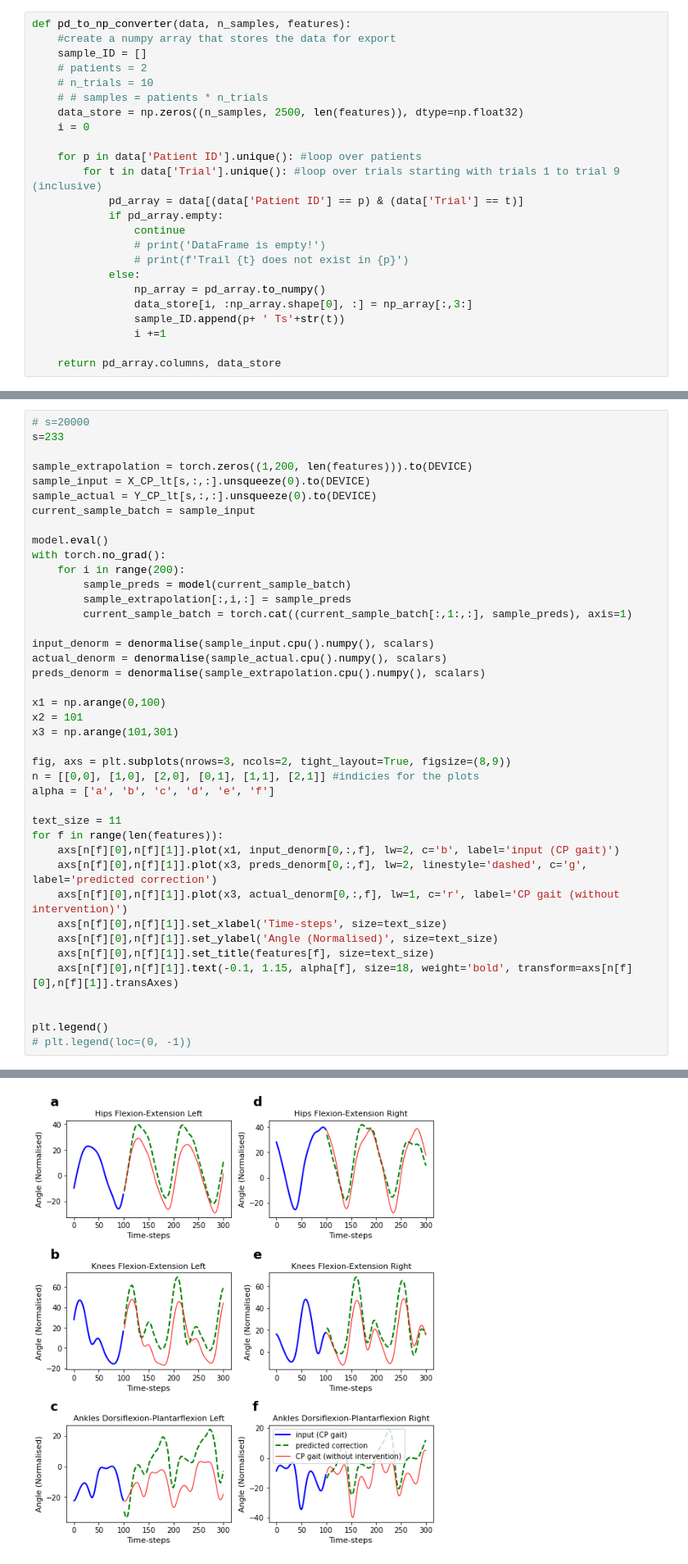
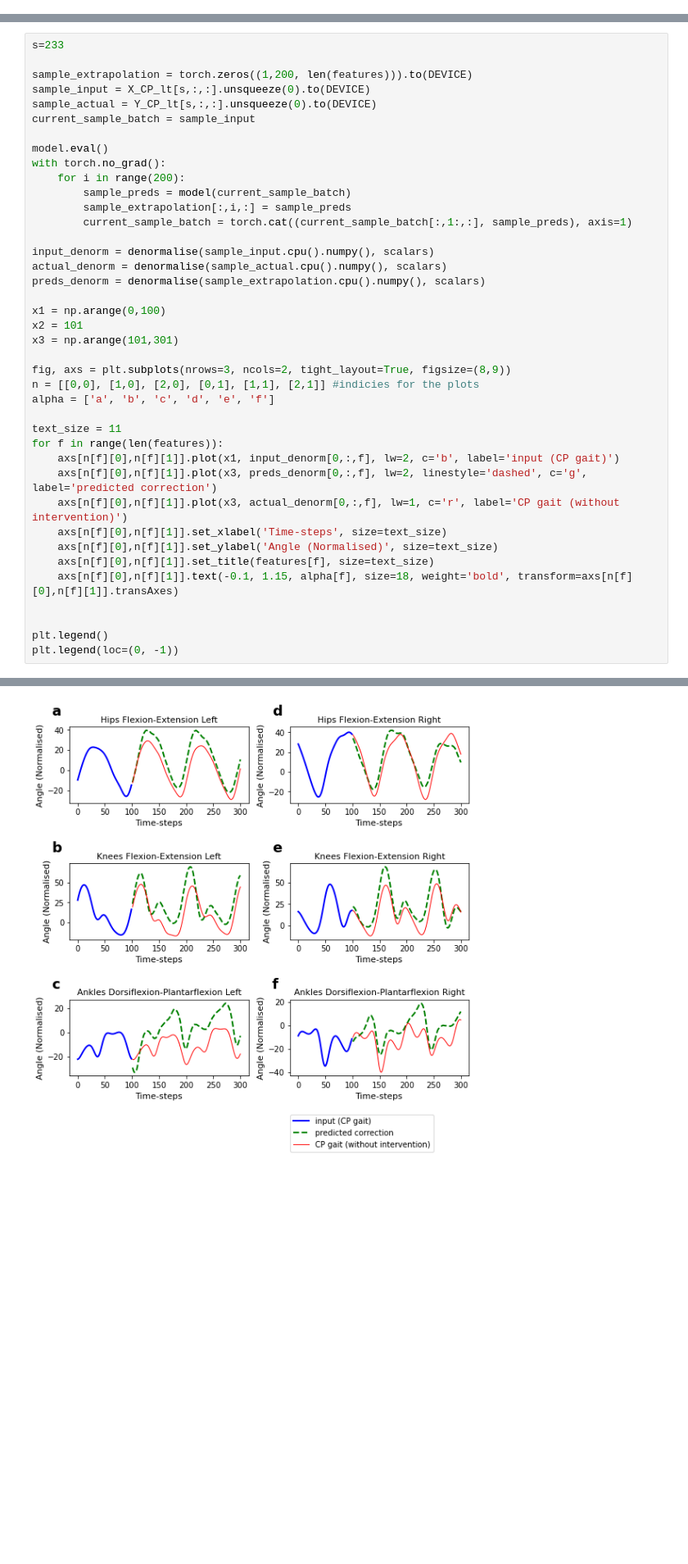
Before and after one commit to rkolaghassi/CP-gait-prediction, a Jupyter notebook: Evaluation.ipynb, the cells around one changed output, grey strips where cells are left out. Shown: that part at 82% size. Cells and saved outputs as stored; diff of their text form; blank space fills up the shorter version.

```diff
--- a/Evaluation.ipynb
+++ b/Evaluation.ipynb
@@ -179,30 +177,6 @@ Number of test samples: 9
 Number of CP samples: 22
 # %%
 m = all_data['Patient ID'].unique()
-# %%
-def pd_to_np_converter(data, n_samples, features):
-    #create a numpy array that stores the data for export
-    sample_ID = []
-    # patients = 2
-    # n_trials = 10
-    # # samples = patients * n_trials
-    data_store = np.zeros((n_samples, 2500, len(features)), dtype=np.float32)
-    i = 0
-
-    for p in data['Patient ID'].unique(): #loop over patients
-        for t in data['Trial'].unique(): #loop over trials starting with trials 1 to trial 9 (inclusive)
-            pd_array = data[(data['Patient ID'] == p) & (data['Trial'] == t)]
-            if pd_array.empty:
-                continue
-                # print('DataFrame is empty!')
-                # print(f'Trail {t} does not exist in {p}')
-            else:
-                np_array = pd_array.to_numpy()
-                data_store[i, :np_array.shape[0], :] = np_array[:,3:]
-                sample_ID.append(p+ ' Ts'+str(t))
-                i +=1
-
-    return pd_array.columns, data_store
 # %%
 train_columns, train_data_np = pd_to_np_converter(train_data, train_samples, features)
 val_columns, val_data_np = pd_to_np_converter(val_data, val_samples, features)
@@ -1983,7 +1683,6 @@ plt.legend(loc='lower left', bbox_to_anchor=(0.2, -0.8))
 # %% [markdown]
 ### Correcting CP Gait
 # %%
-# s=20000
 s=233
 
 sample_extrapolation = torch.zeros((1,200, len(features))).to(DEVICE)
@@ -1997,35 +1696,35 @@ with torch.no_grad():
         sample_preds = model(current_sample_batch)
         sample_extrapolation[:,i,:] = sample_preds
         current_sample_batch = torch.cat((current_sample_batch[:,1:,:], sample_preds), axis=1)
 
 input_denorm = denormalise(sample_input.cpu().numpy(), scalars)
 actual_denorm = denormalise(sample_actual.cpu().numpy(), scalars)
 preds_denorm = denormalise(sample_extrapolation.cpu().numpy(), scalars)
 
 x1 = np.arange(0,100)
 x2 = 101
 x3 = np.arange(101,301)
 
 fig, axs = plt.subplots(nrows=3, ncols=2, tight_layout=True, figsize=(8,9))
 n = [[0,0], [1,0], [2,0], [0,1], [1,1], [2,1]] #indicies for the plots
 alpha = ['a', 'b', 'c', 'd', 'e', 'f']
 
 text_size = 11
 for f in range(len(features)):
     axs[n[f][0],n[f][1]].plot(x1, input_denorm[0,:,f], lw=2, c='b', label='input (CP gait)')
     axs[n[f][0],n[f][1]].plot(x3, preds_denorm[0,:,f], lw=2, linestyle='dashed', c='g', label='predicted correction')
     axs[n[f][0],n[f][1]].plot(x3, actual_denorm[0,:,f], lw=1, c='r', label='CP gait (without intervention)')
     axs[n[f][0],n[f][1]].set_xlabel('Time-steps', size=text_size)
     axs[n[f][0],n[f][1]].set_ylabel('Angle (Normalised)', size=text_size)
     axs[n[f][0],n[f][1]].set_title(features[f], size=text_size)
     axs[n[f][0],n[f][1]].text(-0.1, 1.15, alpha[f], size=18, weight='bold', transform=axs[n[f][0],n[f][1]].transAxes)
 
 
 plt.legend()
-# plt.legend(loc=(0, -1))
+plt.legend(loc=(0, -1))
 # %% [output]
 <matplotlib.legend.Legend at 0x...>
-[figure, old version]
+[figure, new version]
 # %% [markdown]
 ## Locating Max and Min of gait patterns
 # %%
```
Also changed, not shown: parts of 40 cells of this notebook.
